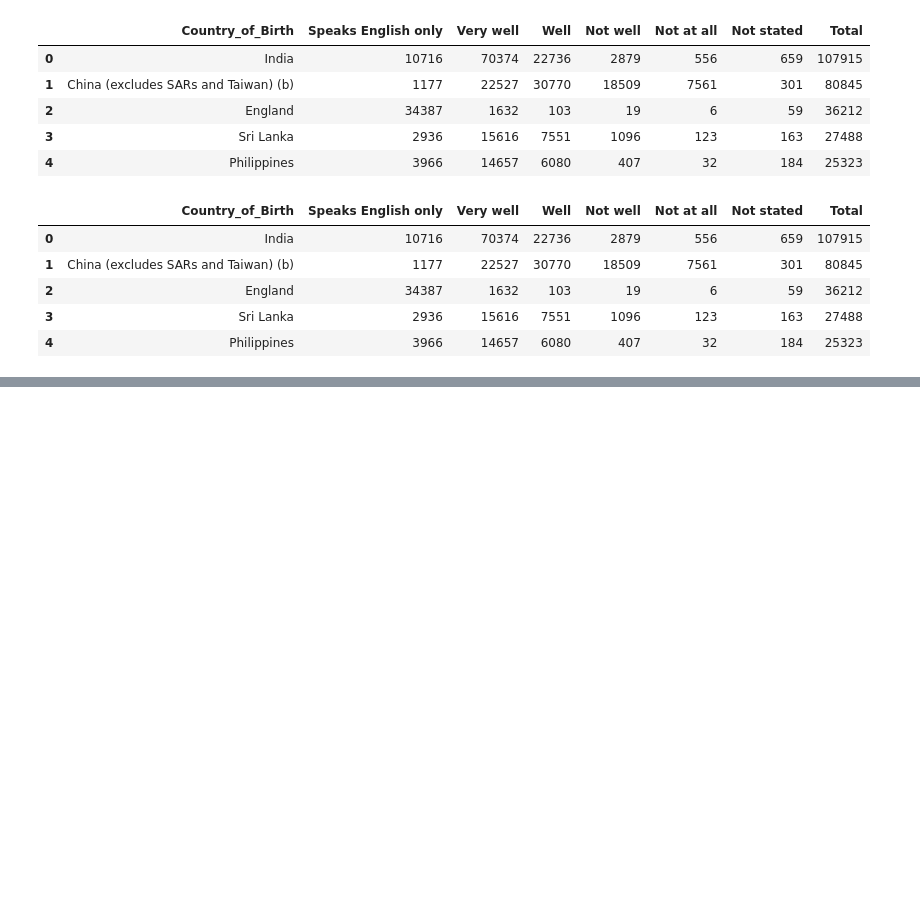
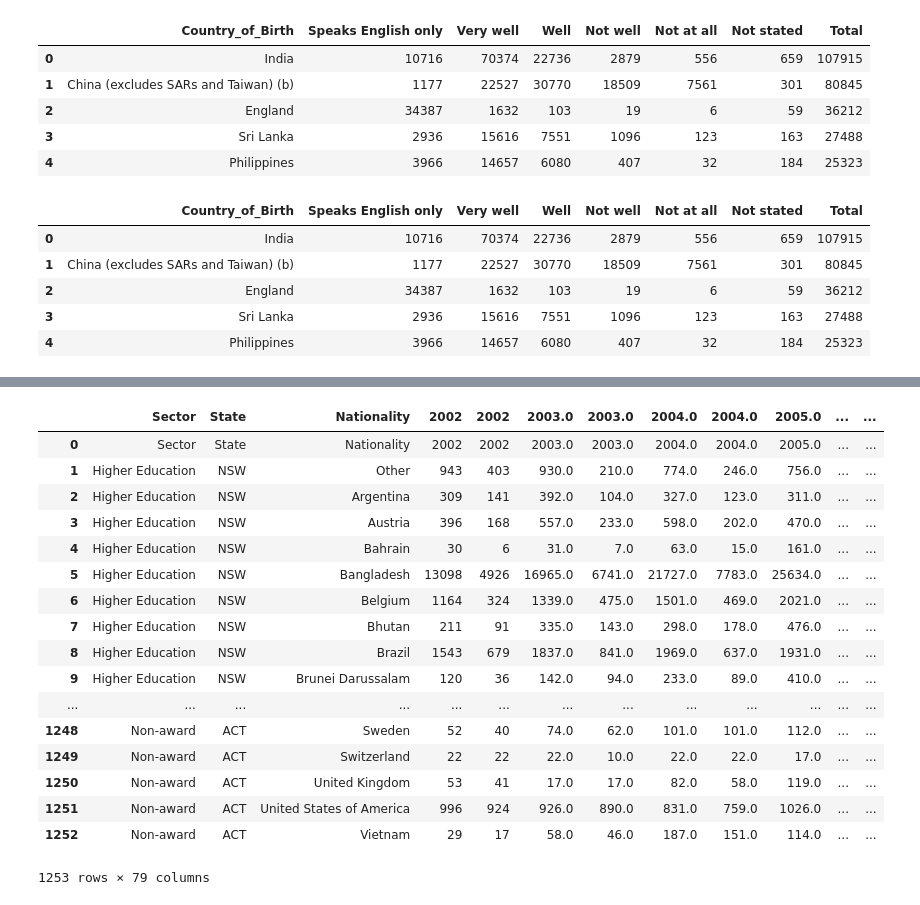
Before and after one commit to lys1995/ME13_InterScool_GetReadyForSchool, a Jupyter notebook: wrangling_data.ipynb, the cells around one changed output, grey strips where cells are left out. Saved outputs shown, nothing was run; the diff lists cells and outputs as text; code cells hidden in the pictures; blank space fills up the shorter version.

```diff
--- a/wrangling_data.ipynb
+++ b/wrangling_data.ipynb
@@ -112,0 +310,21 @@ migrant_full.to_csv(r'english_proficiency.csv', index = None, header=True, encod
+# %%
+enrol_full[enrol_full.iloc[0]]
+# %% [output]
+|  | Sector | State | Nationality | 2002 | 2002 | 2003.0 | 2003.0 | 2004.0 | 2004.0 | 2005.0 | ... | ... |
+| 0 | Sector | State | Nationality | 2002 | 2002 | 2003.0 | 2003.0 | 2004.0 | 2004.0 | 2005.0 | ... | ... |
+| 1 | Higher Education | NSW | Other | 943 | 403 | 930.0 | 210.0 | 774.0 | 246.0 | 756.0 | ... | ... |
+| 2 | Higher Education | NSW | Argentina | 309 | 141 | 392.0 | 104.0 | 327.0 | 123.0 | 311.0 | ... | ... |
+| 3 | Higher Education | NSW | Austria | 396 | 168 | 557.0 | 233.0 | 598.0 | 202.0 | 470.0 | ... | ... |
+| 4 | Higher Education | NSW | Bahrain | 30 | 6 | 31.0 | 7.0 | 63.0 | 15.0 | 161.0 | ... | ... |
+| 5 | Higher Education | NSW | Bangladesh | 13098 | 4926 | 16965.0 | 6741.0 | 21727.0 | 7783.0 | 25634.0 | ... | ... |
+| 6 | Higher Education | NSW | Belgium | 1164 | 324 | 1339.0 | 475.0 | 1501.0 | 469.0 | 2021.0 | ... | ... |
+| 7 | Higher Education | NSW | Bhutan | 211 | 91 | 335.0 | 143.0 | 298.0 | 178.0 | 476.0 | ... | ... |
+| 8 | Higher Education | NSW | Brazil | 1543 | 679 | 1837.0 | 841.0 | 1969.0 | 637.0 | 1931.0 | ... | ... |
+| 9 | Higher Education | NSW | Brunei Darussalam | 120 | 36 | 142.0 | 94.0 | 233.0 | 89.0 | 410.0 | ... | ... |
+| ... | ... | ... | ... | ... | ... | ... | ... | ... | ... | ... | ... | ... |
+| 1248 | Non-award | ACT | Sweden | 52 | 40 | 74.0 | 62.0 | 101.0 | 101.0 | 112.0 | ... | ... |
+| 1249 | Non-award | ACT | Switzerland | 22 | 22 | 22.0 | 10.0 | 22.0 | 22.0 | 17.0 | ... | ... |
+| 1250 | Non-award | ACT | United Kingdom | 53 | 41 | 17.0 | 17.0 | 82.0 | 58.0 | 119.0 | ... | ... |
+| 1251 | Non-award | ACT | United States of America | 996 | 924 | 926.0 | 890.0 | 831.0 | 759.0 | 1026.0 | ... | ... |
+| 1252 | Non-award | ACT | Vietnam | 29 | 17 | 58.0 | 46.0 | 187.0 | 151.0 | 114.0 | ... | ... |
+1253 rows × 79 columns
```
Also changed, not shown: parts of 20 cells of this notebook, 1 other file.
